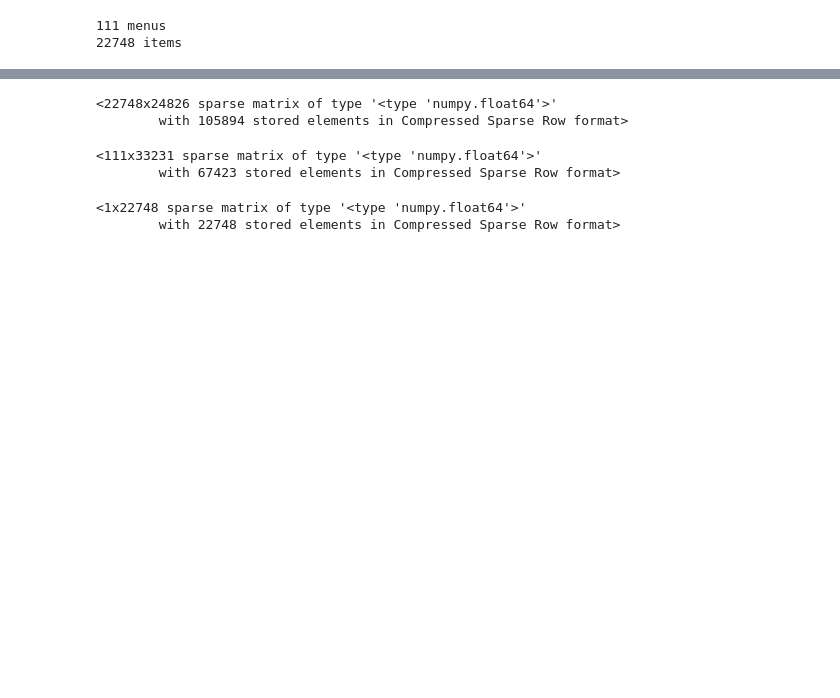
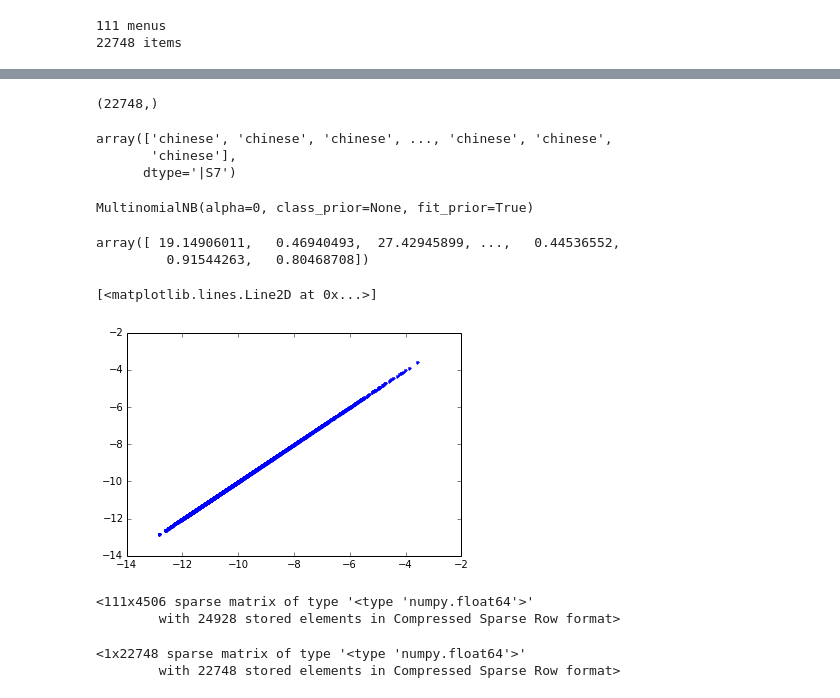
Before and after one commit to scotchka/noodle-in-a-haystack, a Jupyter notebook: bag_of_words.ipynb, the cells around one changed output, grey strips where cells are left out. Saved outputs shown, nothing was run; the diff lists cells and outputs as text; code cells hidden in the pictures; blank space fills up the shorter version.

```diff
--- a/bag_of_words.ipynb
+++ b/bag_of_words.ipynb
@@ -50,2 +60,38 @@ print len(all_items), 'items'
+# %%
+cuisines = array(item_word.shape[0]*['chinese'])
+cuisines.shape
+# %% [output]
+(22748,)
+# %%
+cuisines
+# %% [output]
+array(['chinese', 'chinese', 'chinese', ..., 'chinese', 'chinese',
+       'chinese'],
+      dtype='|S7')
+# %%
+clf.fit(item_word, cuisines)
+# %% [output]
+MultinomialNB(alpha=0, class_prior=None, fit_prior=True)
+# %%
+clf.feature_count_[0]
+# %% [output]
+array([ 19.14906011,   0.46940493,  27.42945899, ...,   0.44536552,
+         0.91544263,   0.80468708])
+# %%
+a=clf.feature_log_prob_[0]
+# %%
+norm = clf.feature_count_[0].sum()
+b=np.log(clf.feature_count_[0]*1.0/norm)
+# %%
+plot(a,b,'.')
+# %% [output]
+[<matplotlib.lines.Line2D at 0x...>]
+[figure, added]
+# %%
+menu_word = vectorizer.fit_transform(all_menus)
+menu_word
+# %% [output]
+<111x4506 sparse matrix of type '<type 'numpy.float64'>'
+        with 24928 stored elements in Compressed Sparse Row format>
 # %%
 cuisines = ['chinese']
@@ -54,15 +98,3 @@ vectorizer = TfidfVectorizer(ngram_range=(2,2))
-# %%
-item_word = vectorizer.fit_transform(all_items)
-item_word
-# %% [output]
-<22748x24826 sparse matrix of type '<type 'numpy.float64'>'
-        with 105894 stored elements in Compressed Sparse Row format>
-# %%
-menu_word = vectorizer.fit_transform(all_menus)
-menu_word
-# %% [output]
-<111x33231 sparse matrix of type '<type 'numpy.float64'>'
-        with 67423 stored elements in Compressed Sparse Row format>
 # %%
 cuisine_item = sparse.csr_matrix(np.ones((len(cuisines),len(all_items))))
 cuisine_item
```
Also changed, not shown: parts of 6 cells of this notebook, 1 other file.
